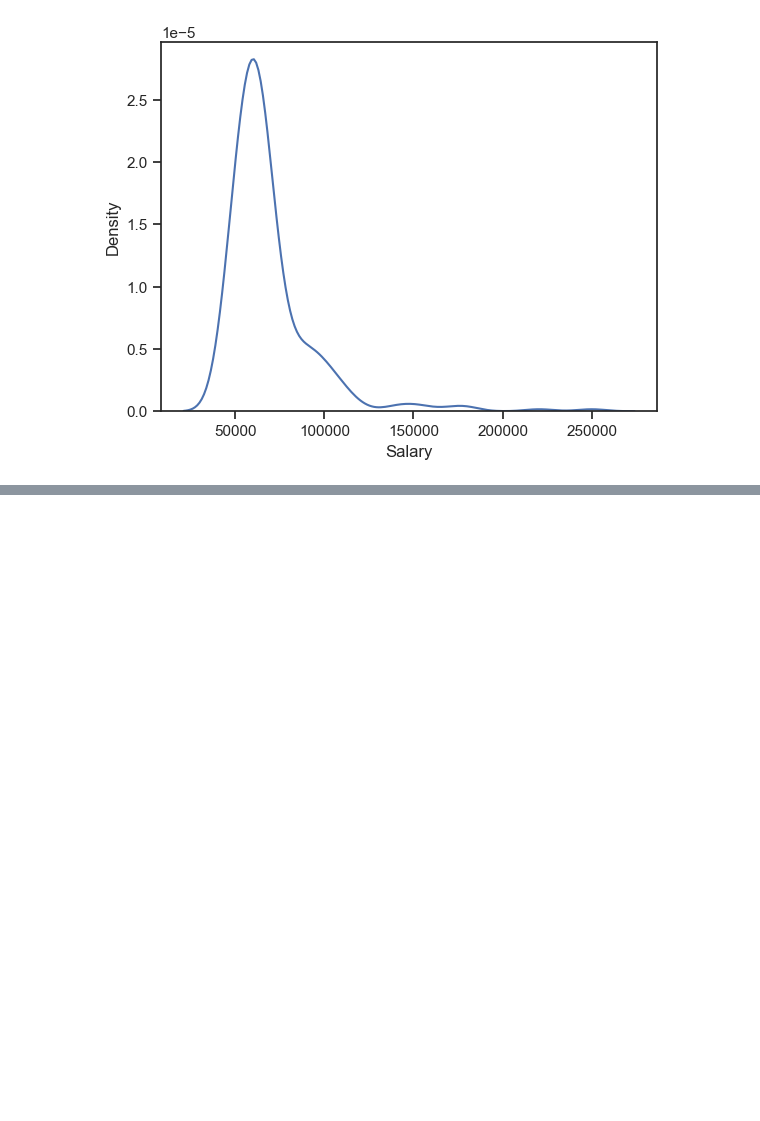
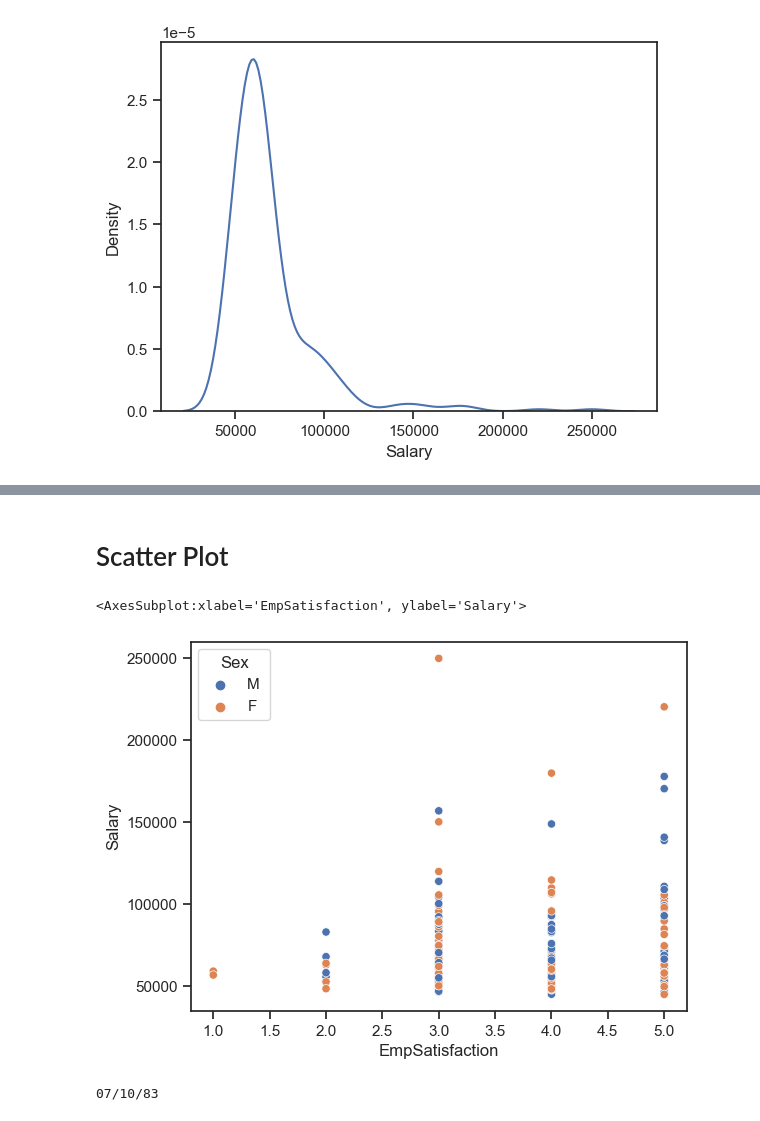
Before and after one commit to anmolk11/Data-visualization, a Jupyter notebook: Seaborn.ipynb, the cells around one changed output, grey strips where cells are left out. Drawn from its saved outputs; the diff is of its cells as text; code cells hidden in the pictures; blank space fills up the shorter version.

Commit message:
Scatte plot Completed

```diff
--- a/Seaborn.ipynb
+++ b/Seaborn.ipynb
@@ -141,0 +142,13 @@ sns.barplot(x = "RaceDesc",y = "Salary",hue = "Sex",data = df,**kwargs)
+# %% [markdown]
+# Scatter Plot
+# %%
+sns.scatterplot(y = "Salary",x = "EmpSatisfaction",data = df,hue = "Sex")
+# %% [output]
+<AxesSubplot:xlabel='EmpSatisfaction', ylabel='Salary'>
+[figure, added]
+# %%
+# df["DOB"] = pd.to_datetime(df["DOB"])
+# print(type(df.iloc[0]["DOB"]))
+print((df.iloc[0]["DOB"]))
+# %% [output]
+07/10/83
```
Also changed, not shown: parts of 28 cells of this notebook.
